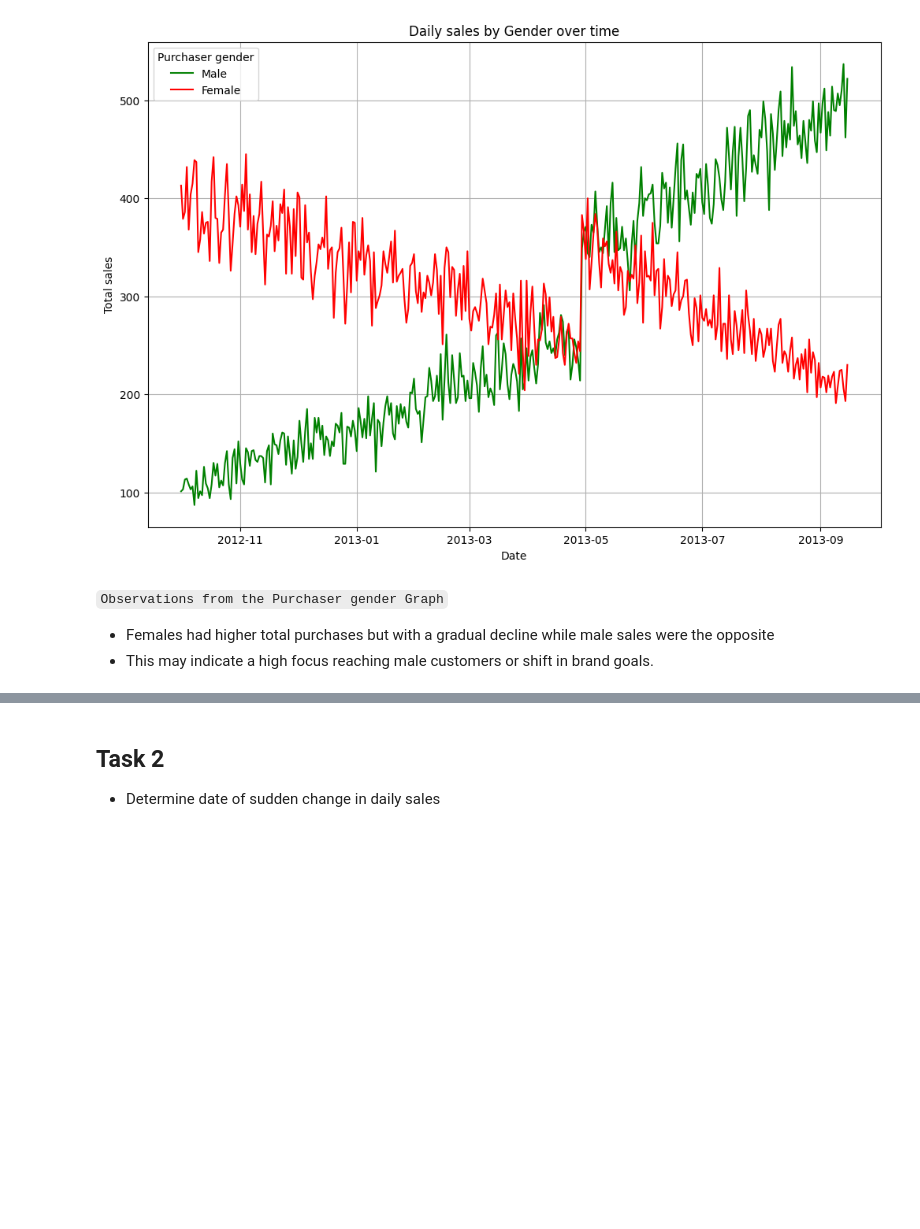
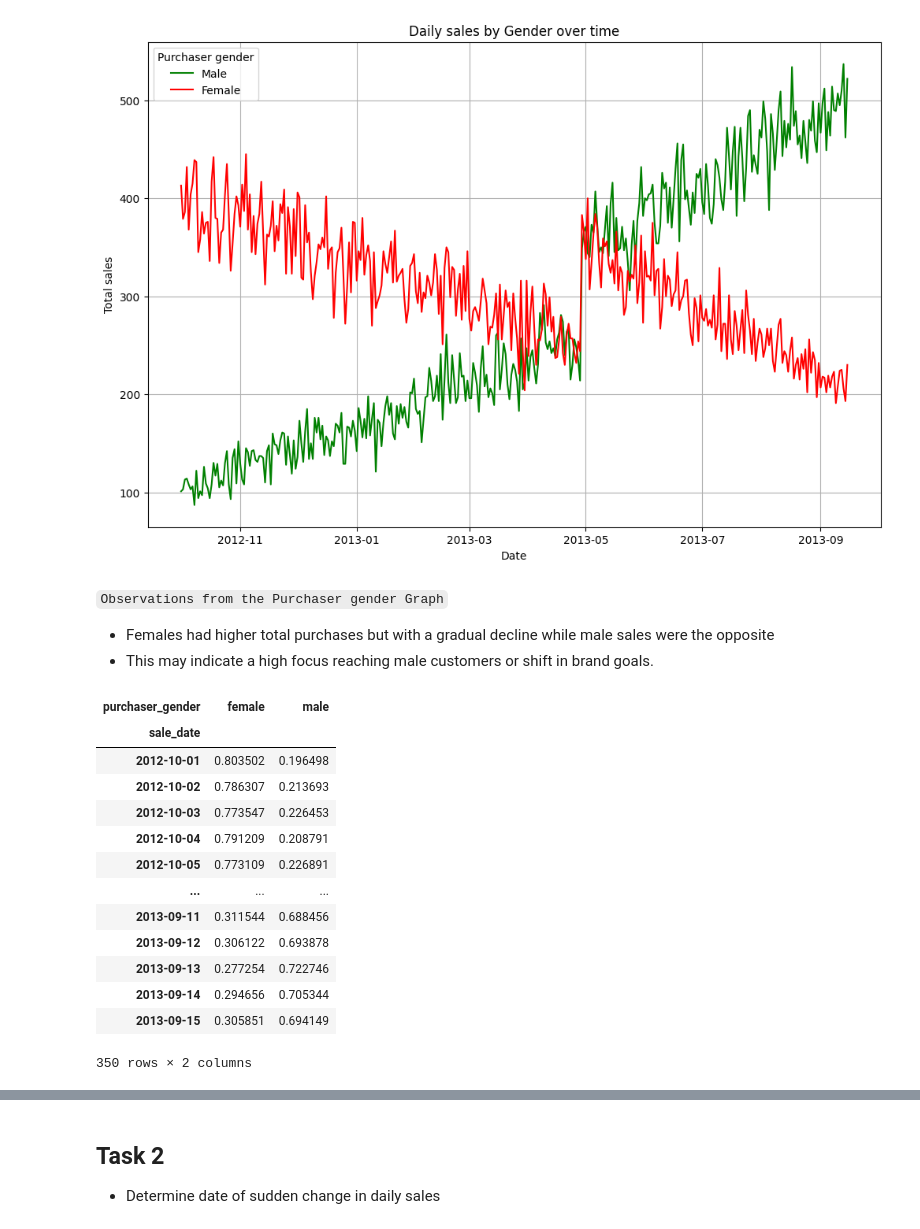
Before and after one commit to Jahdo-Codes/Data-Projects-from-stratascratch, a Jupyter notebook: Assignments/23andMe.ipynb, the cells around one changed output, grey strips where cells are left out. Cells and saved outputs as stored; diff of their text form; code cells hidden in the pictures; blank space fills up the shorter version.

```diff
--- a/Assignments/23andMe.ipynb
+++ b/Assignments/23andMe.ipynb
@@ -92,7 +98,7 @@ plt.legend(title='Purchaser gender')
 # %% [output]
 <matplotlib.legend.Legend at 0x...>
 [figure]
-# %% [markdown]
-`Observations from the Purchaser gender Graph`
-- Females had higher total purchases but with a gradual decline while male sales were the opposite
-- This may indicate a high focus reaching male customers or shift in brand goals.
+# %% [markdown]
+`Observations from the Purchaser gender Graph`
+- Females had higher total purchases but with a gradual decline while male sales were the opposite
+- This may indicate a high focus reaching male customers or shift in brand goals.
@@ -98,0 +108,17 @@ plt.legend(title='Purchaser gender')
+# %%
+gender_proportions
+# %% [output]
+| purchaser_gender | female | male |
+| sale_date |  |  |
+| 2012-10-01 | 0.803502 | 0.196498 |
+| 2012-10-02 | 0.786307 | 0.213693 |
+| 2012-10-03 | 0.773547 | 0.226453 |
+| 2012-10-04 | 0.791209 | 0.208791 |
+| 2012-10-05 | 0.773109 | 0.226891 |
+| ... | ... | ... |
+| 2013-09-11 | 0.311544 | 0.688456 |
+| 2013-09-12 | 0.306122 | 0.693878 |
+| 2013-09-13 | 0.277254 | 0.722746 |
+| 2013-09-14 | 0.294656 | 0.705344 |
+| 2013-09-15 | 0.305851 | 0.694149 |
+350 rows × 2 columns
```
Also changed, not shown: parts of 11 cells of this notebook.
